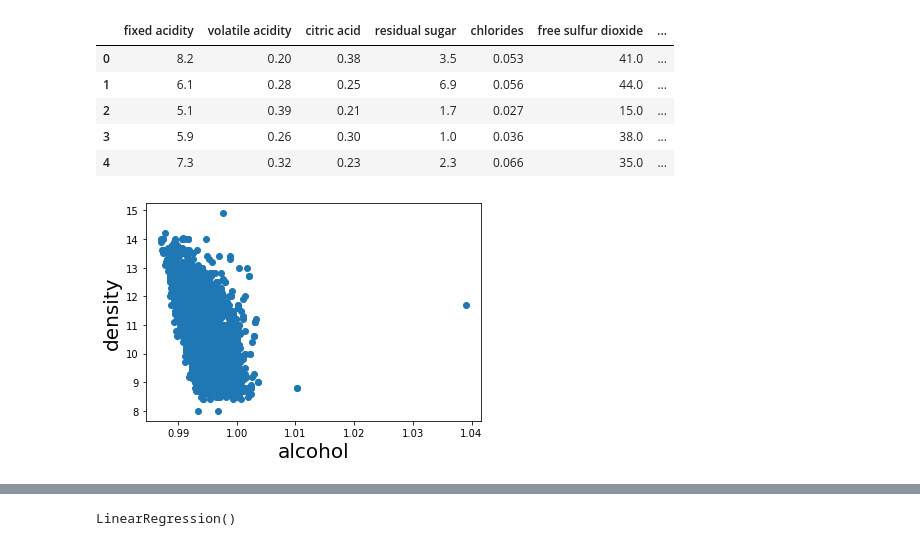
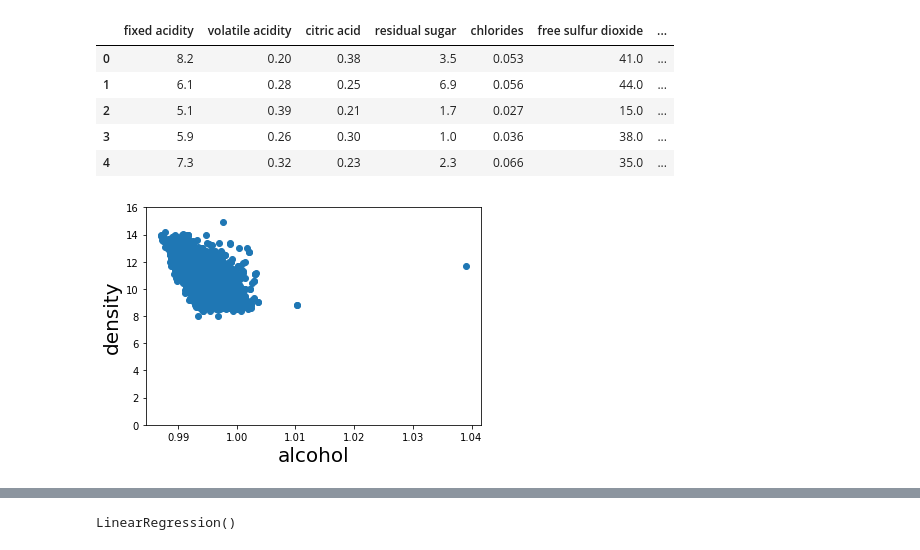
Before and after one commit to lukealibozek/group5_project, a Jupyter notebook: Wine_Quality_Analysis.ipynb, the cells around one changed output, grey strips where cells are left out. Saved outputs shown, nothing was run; the diff lists cells and outputs as text; code cells hidden in the pictures.

```diff
--- a/Wine_Quality_Analysis.ipynb
+++ b/Wine_Quality_Analysis.ipynb
@@ -710,10 +710,11 @@ x1 = df_combined['density'].values.reshape(-1,1)
 # %%
 plt.scatter(x1, y)
 plt.xlabel('alcohol', fontsize=20)
 plt.ylabel('density', fontsize=20)
+plt.ylim(0, 16)
 plt.show()
 # %% [output]
-[figure, old version]
+[figure, new version]
 # %%
 # X = x1.values.reshape(-1,1)
 # %%
```
Also changed, not shown: parts of 5 cells of this notebook, 2 other files.
